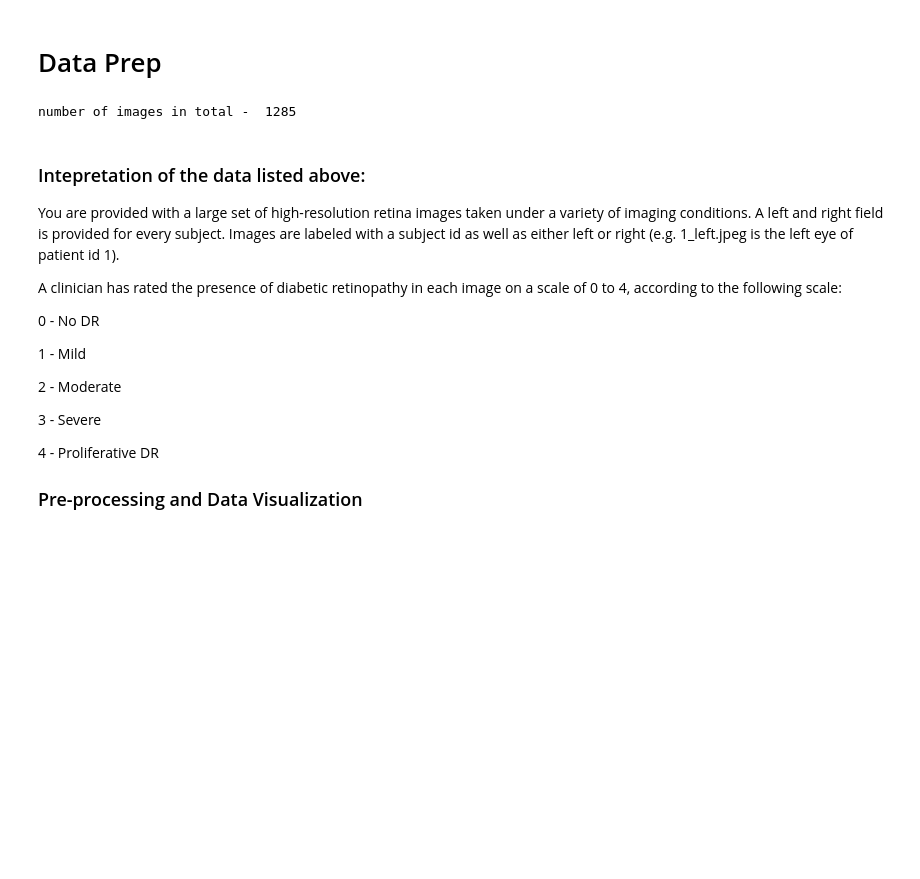
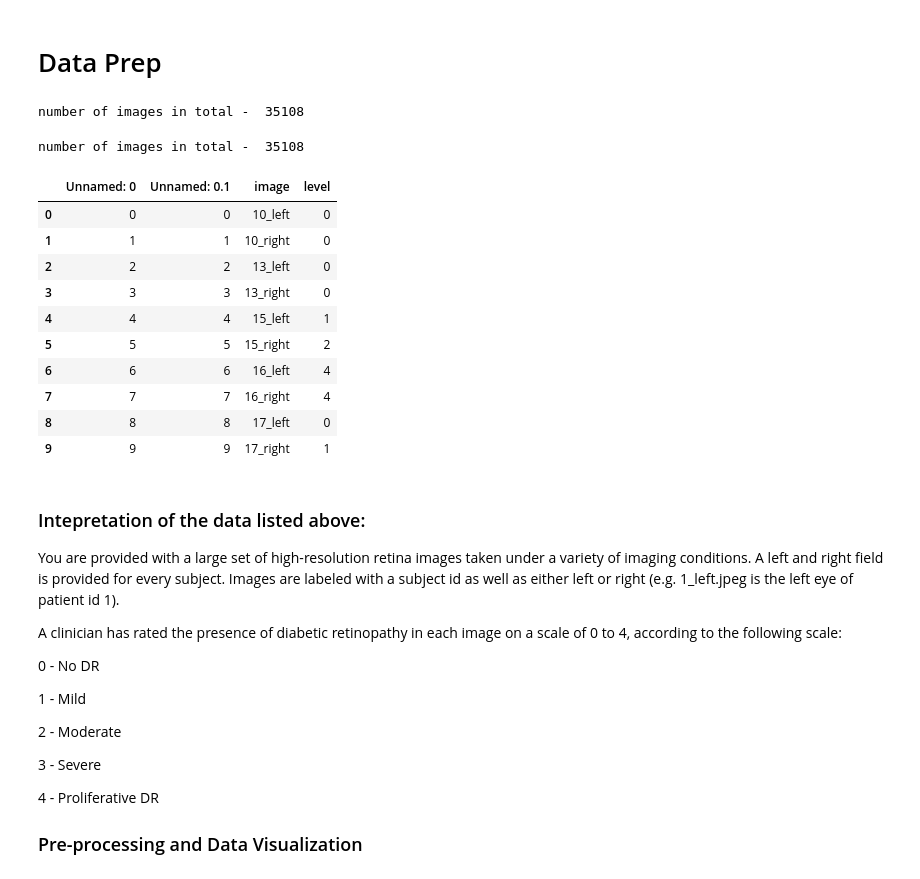
Before and after one commit to CV1430Spring21-Final/APTOS, a Jupyter notebook: inceptionv3_Fengyi_0420_2021.ipynb, the cells around one changed output. Drawn from its saved outputs; the diff is of its cells as text; code cells hidden in the pictures; blank space fills up the shorter version.

```diff
--- a/inceptionv3_Fengyi_0420_2021.ipynb
+++ b/inceptionv3_Fengyi_0420_2021.ipynb
@@ -71,12 +71,25 @@ path = "resized_train_cropped/"
 # %%
-data = "resized_train_cropped/resized_train_cropped/"
+data = "../../resized_train_cropped/resized_train_cropped/"
 print('number of images in total - ',len(os.listdir(data)))
 # %% [output]
-number of images in total -  1285
+number of images in total -  35108
 # %%
-data_frame = pd.read_csv("/home/jupyter/deployed_notebook/retina_741_data/trainLabels_cropped.csv")
+data_frame = pd.read_csv("../../trainLabels_cropped.csv")
 print('number of images in total - ',len(data_frame))
 data_frame.head(10)
+# %% [output]
+number of images in total -  35108
+|  | Unnamed: 0 | Unnamed: 0.1 | image | level |
+| 0 | 0 | 0 | 10_left | 0 |
+| 1 | 1 | 1 | 10_right | 0 |
+| 2 | 2 | 2 | 13_left | 0 |
+| 3 | 3 | 3 | 13_right | 0 |
+| 4 | 4 | 4 | 15_left | 1 |
+| 5 | 5 | 5 | 15_right | 2 |
+| 6 | 6 | 6 | 16_left | 4 |
+| 7 | 7 | 7 | 16_right | 4 |
+| 8 | 8 | 8 | 17_left | 0 |
+| 9 | 9 | 9 | 17_right | 1 |
 # %% [markdown]
 ### Intepretation of the data listed above:
 You are provided with a large set of high-resolution retina images taken under a variety of imaging conditions. A left and right field is provided for every subject. Images are labeled with a subject id as well as either left or right (e.g. 1_left.jpeg is the left eye of patient id 1).
```
Also changed, not shown: parts of 25 cells of this notebook.
